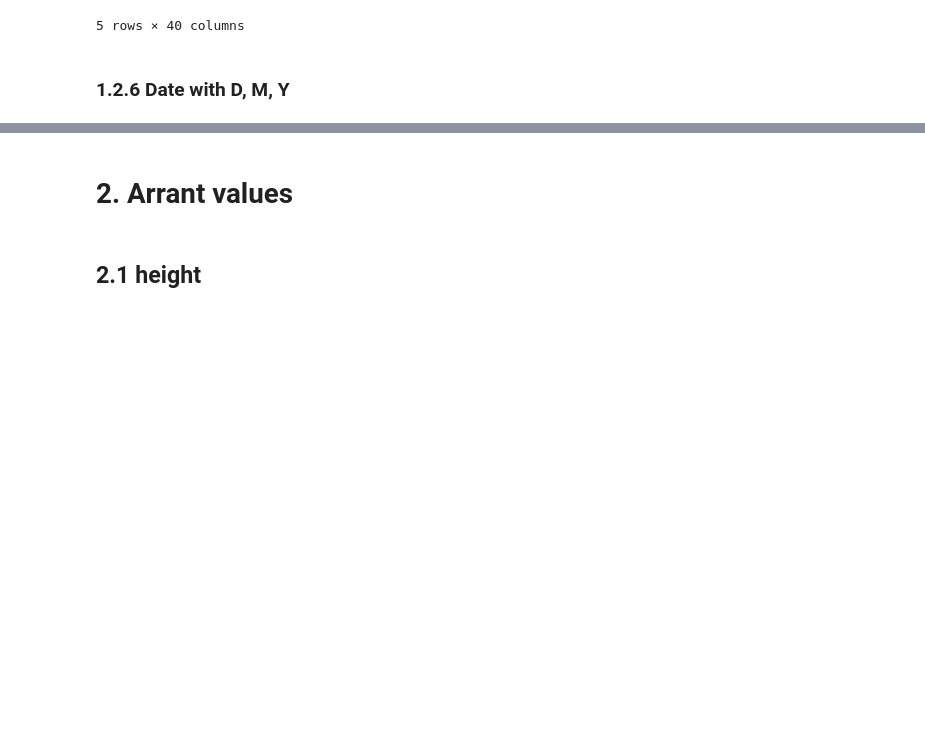
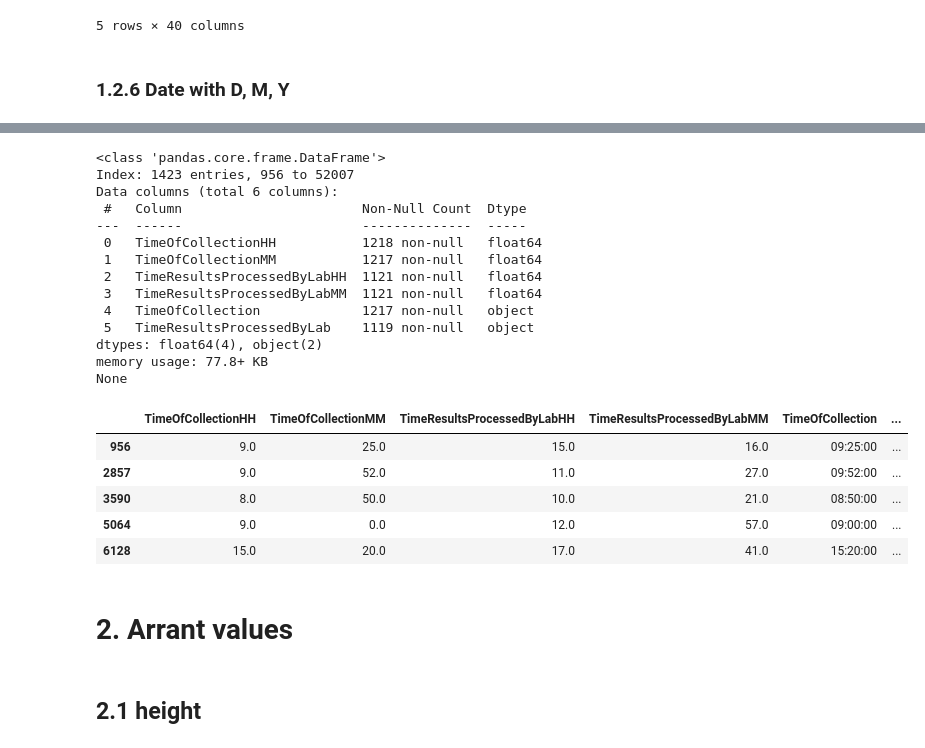
Before and after one commit to niddk-data-challenge/Team-5, a Jupyter notebook: data_processing/TN_01_PART_1_data_processing.ipynb, the cells around one changed output, grey strips where cells are left out. Cells and saved outputs as stored; diff of their text form; code cells hidden in the pictures; blank space fills up the shorter version.

Commit message:
time column merge

```diff
--- a/data_processing/TN_01_PART_1_data_processing.ipynb
+++ b/data_processing/TN_01_PART_1_data_processing.ipynb
@@ -936,0 +943,5 @@ Name: count, dtype: int64
+# %%
+new_date_dict = {'SignedInformedConsentFormDate': ['DateSignedInformedConsentFormD', 'DateSignedInformedConsentFormM', 'DateSignedInformedConsentFormY'],
+                 'SignedInformedConsentFormDate_dup14': ['DateSignedInformedConsentFormD_dup14', 'DateSignedInformedConsentFormM_dup14', 'DateSignedInformedConsentFormY_dup14'],
+                 'SignedInformedConsentFormDate_dup22': ['DateSignedInformedConsentFormD_dup22', 'DateSignedInformedConsentFormM_dup22', 'DateSignedInformedConsentFormY_dup22']
+                 }
@@ -938,0 +1066,50 @@ Name: count, dtype: int64
+# %%
+new_time_dict = {'TimeOfCollection': ['TimeOfCollectionHH', 'TimeOfCollectionMM'],
+                 'TimeResultsProcessedByLab': ['TimeResultsProcessedByLabHH', 'TimeResultsProcessedByLabMM']
+                 }
+# %%
+import pandas as pd
+import numpy as np
+
+def create_time_columns(df, time_dict):
+    for new_col, time_cols in time_dict.items():
+        hour_col, minute_col = time_cols
+
+        if hour_col in df.columns and minute_col in df.columns:
+            # Creating a time column with handling missing values and converting to integers
+            df[new_col] = df.apply(lambda row:
+                                   f"{int(row[hour_col]):02d}:{int(row[minute_col]):02d}"
+                                   if pd.notna(row[hour_col]) and pd.notna(row[minute_col])
+                                   else np.nan, axis=1)
+            # Converting string to datetime.time object
+            df[new_col] = pd.to_datetime(df[new_col], format='%H:%M', errors='coerce').dt.time
+        else:
+            print(f"Columns for '{new_col}' not found. Hour column: {hour_col}, Minute column: {minute_col}")
+
+    return df
+
+# Assuming 'df' is your DataFrame and 'new_time_dict' is defined as shown
+filtered_df = create_time_columns(filtered_df, new_time_dict)
+print(filtered_df.info())
+filtered_df.head()
+# %% [output]
+<class 'pandas.core.frame.DataFrame'>
+Index: 1423 entries, 956 to 52007
+Data columns (total 6 columns):
+ #   Column                       Non-Null Count  Dtype
+---  ------                       --------------  -----
+ 0   TimeOfCollectionHH           1218 non-null   float64
+ 1   TimeOfCollectionMM           1217 non-null   float64
+ 2   TimeResultsProcessedByLabHH  1121 non-null   float64
+ 3   TimeResultsProcessedByLabMM  1121 non-null   float64
+ 4   TimeOfCollection             1217 non-null   object
+ 5   TimeResultsProcessedByLab    1119 non-null   object
+dtypes: float64(4), object(2)
+memory usage: 77.8+ KB
+None
+|  | TimeOfCollectionHH | TimeOfCollectionMM | TimeResultsProcessedByLabHH | TimeResultsProcessedByLabMM | TimeOfCollection | ... |
+| 956 | 9.0 | 25.0 | 15.0 | 16.0 | 09:25:00 | ... |
+| 2857 | 9.0 | 52.0 | 11.0 | 27.0 | 09:52:00 | ... |
+| 3590 | 8.0 | 50.0 | 10.0 | 21.0 | 08:50:00 | ... |
+| 5064 | 9.0 | 0.0 | 12.0 | 57.0 | 09:00:00 | ... |
+| 6128 | 15.0 | 20.0 | 17.0 | 41.0 | 15:20:00 | ... |
```
Also changed, not shown: parts of 8 cells of this notebook.
